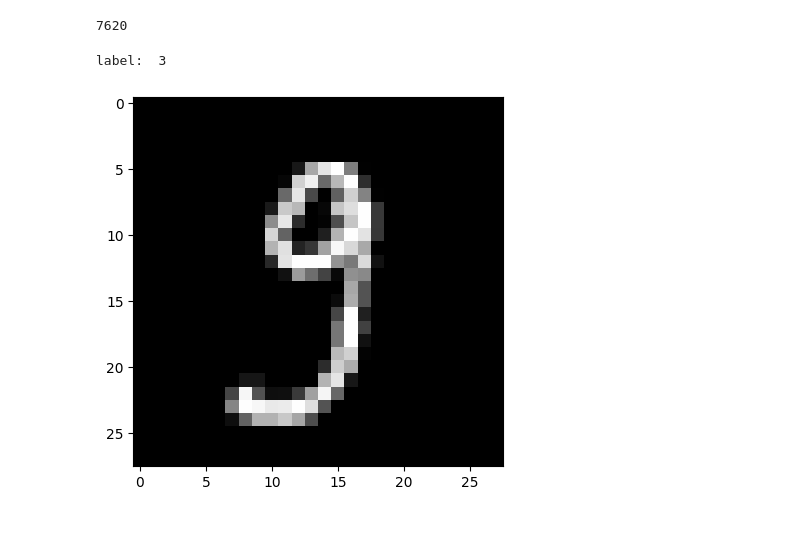
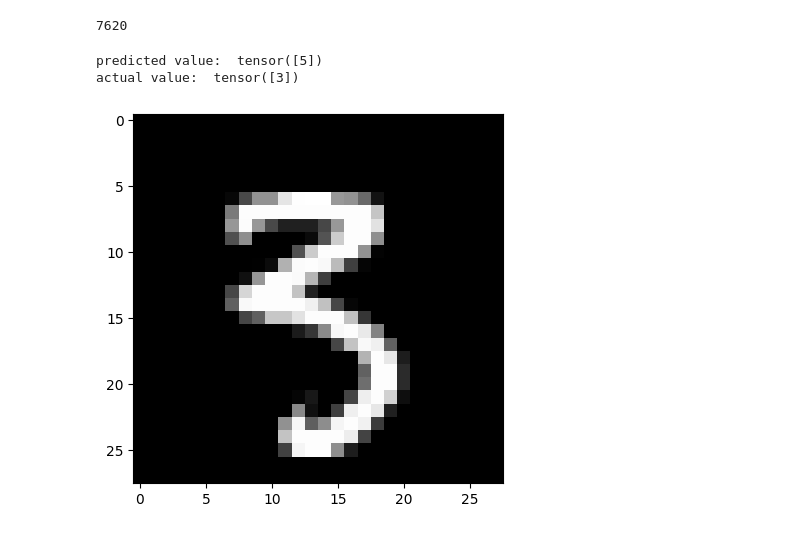
Before and after one commit to nebulous05/influence-functions-pytorch, a Jupyter notebook: influence_functions.ipynb, the cells around one changed output. Cells and saved outputs as stored; diff of their text form; code cells hidden in the pictures.

```diff
--- a/influence_functions.ipynb
+++ b/influence_functions.ipynb
@@ -128,15 +126,24 @@ mislabeled_indices = find_misclassified_indices()
 # %% [output]
 7620
 # %%
-image_label = get_item(7620, dataset='test')
-z_test = image_label[0].view(-1, 28*28)
-z_test_label = torch.tensor([train_dataset[7620][1]])
+# loss function
+loss_fn = nn.CrossEntropyLoss()
 
-print("label: ", image_label[1])
-show_image(7620)
+image, label = get_item(7620, dataset='test')
+y_pred = model(image.view(-1, 28*28))
+_, predicted = torch.max(y_pred.data, 1)
+
+# z_test
+z_test = image.view(-1, 28*28)
+z_test_label = torch.tensor([test_dataset[7620][1]])
+
+print("predicted value: ", predicted)
+print("actual value: ", z_test_label)
+show_image(7620, dataset='test')
 # %% [output]
-label:  3
+predicted value:  tensor([5])
+actual value:  tensor([3])
-[figure, old version]
+[figure, new version]
 # %%
 # Step 3: Compute the influence I_up,loss(z, z_test) for every training point z
 # %%
```
Also changed, not shown: parts of 9 cells of this notebook.
